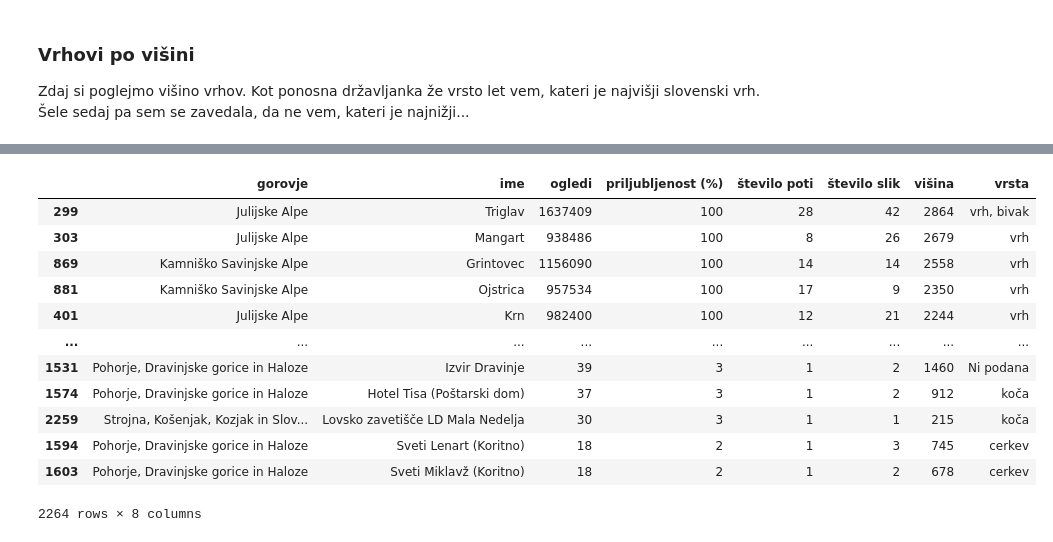
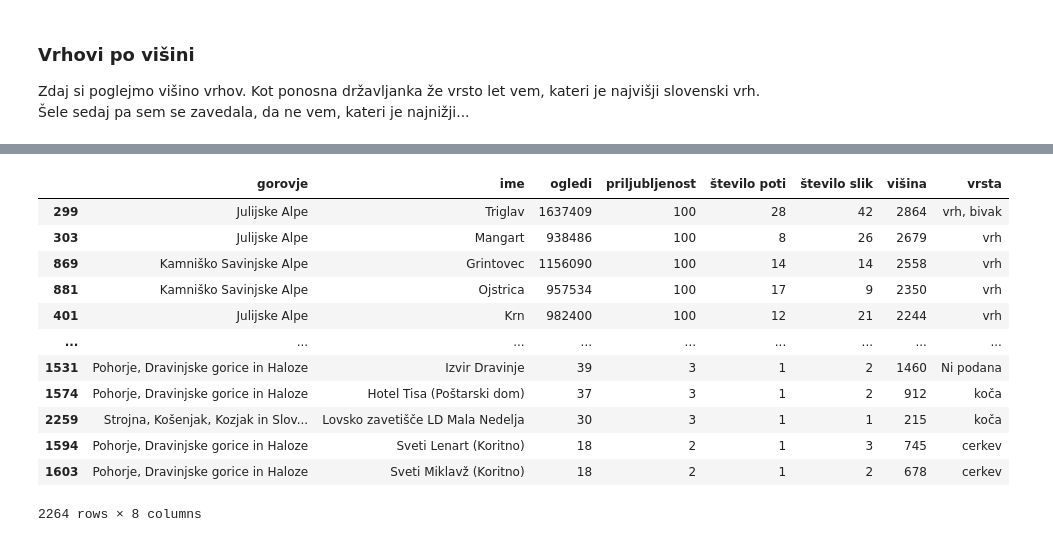
Before and after one commit to emazunter/UVP-projektna-naloga, a Jupyter notebook: analiza_podatkov.ipynb, the cells around one changed output, grey strips where cells are left out. Cells and saved outputs as stored; diff of their text form; code cells hidden in the pictures.

```diff
--- a/analiza_podatkov.ipynb
+++ b/analiza_podatkov.ipynb
@@ -5,7 +5,7 @@ Za začetek si oglejmo tabelo z vsemi podatki, urejeno padajoče po priljubljeno
 # %%
 import pandas as pd
-tabela_gora = pd.read_csv("podatki v csv/gore.csv")
-tabela_gora = tabela_gora.rename(
-    columns={"priljubljenost": "priljubljenost (%)", "st_poti": "število poti", "st_slik":
+gore = pd.read_csv("podatki v csv/gore.csv")
+gore = gore.rename(
+    columns={"st_poti": "število poti", "st_slik":
     "število slik", "visina": "višina"})
 # %%
@@ -64,8 +74,8 @@ Kar pa se tiče merskih napak: četudi so Strunjanske soline popularna slovenska
 Najprej tabela gor, razvrščenih po priljubljenosti:
 # %%
-tabela_gora.sort_values(["priljubljenost (%)", 'višina'], ascending = False)
+gore.sort_values(["priljubljenost", 'višina'], ascending = False)
 # %% [output]
-|  | gorovje | ime | ogledi | priljubljenost (%) | število poti | število slik | višina | vrsta |
+|  | gorovje | ime | ogledi | priljubljenost | število poti | število slik | višina | vrsta |
 | 299 | Julijske Alpe | Triglav | 1637409 | 100 | 28 | 42 | 2864 | vrh, bivak |
 | 303 | Julijske Alpe | Mangart | 938486 | 100 | 8 | 26 | 2679 | vrh |
 | 869 | Kamniško Savinjske Alpe | Grintovec | 1156090 | 100 | 14 | 14 | 2558 | vrh |
```
Also changed, not shown: parts of 17 cells of this notebook.
